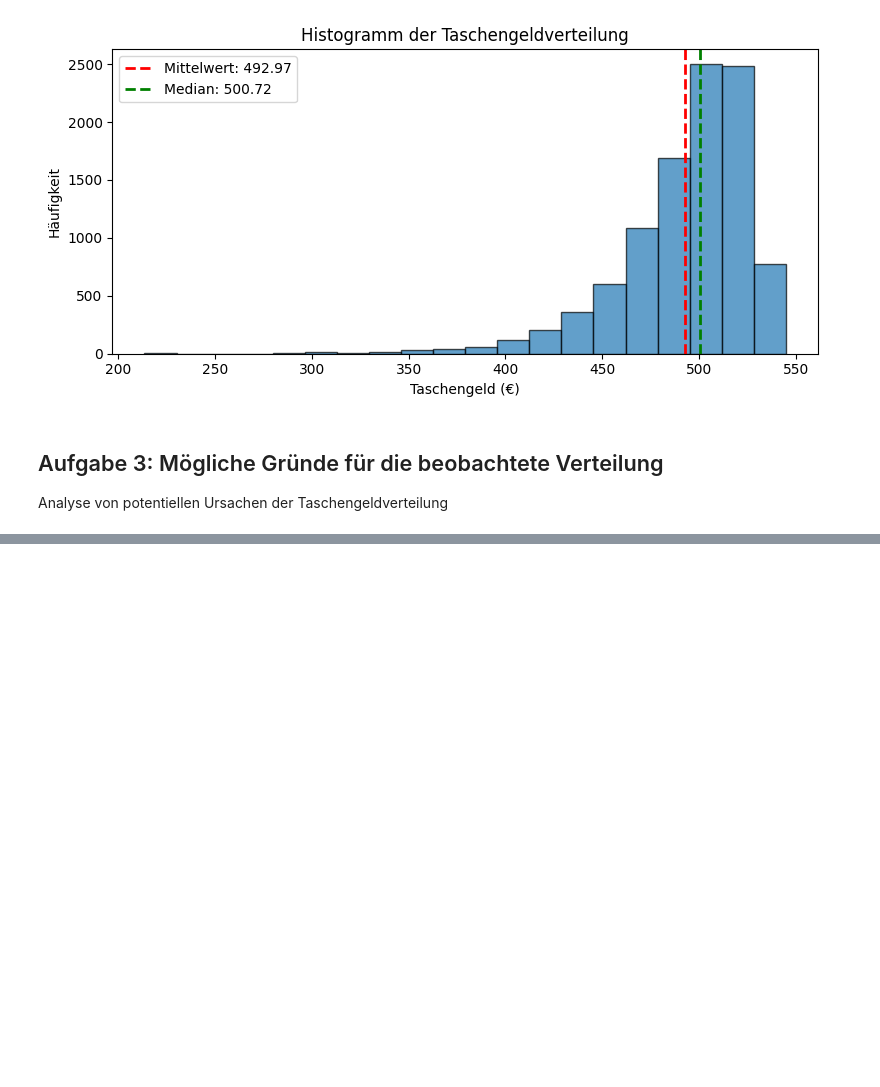
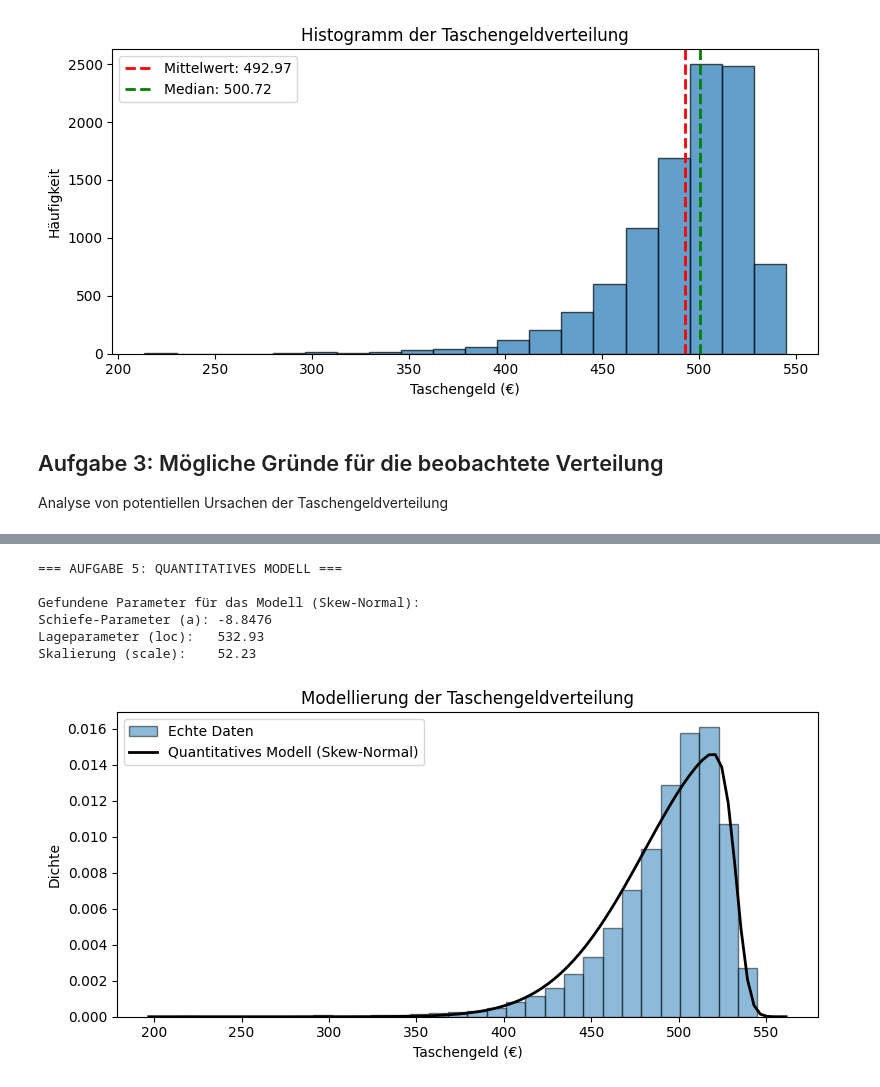
Before and after one commit to steju4/data-science, a Jupyter notebook: aufgabe4.ipynb, the cells around one changed output, grey strips where cells are left out. Drawn from its saved outputs; the diff is of its cells as text; code cells hidden in the pictures; blank space fills up the shorter version.

```diff
--- a/aufgabe4.ipynb
+++ b/aufgabe4.ipynb
@@ -120,0 +162,42 @@ Mögliche Ursachen für die beobachtete Taschengeldverteilung:
+# %%
+print("=== AUFGABE 5: QUANTITATIVES MODELL ===\n")
+
+# Anpassen der Schiefnormalverteilung (Skew-Normal) an die Daten
+# 'fit' liefert die Parameter: Skewness-Faktor (a), Mittelwert (loc) und Standardabweichung (scale)
+ae, loce, scalee = stats.skewnorm.fit(taschengeld.dropna())
+
+print("Gefundene Parameter für das Modell (Skew-Normal):")
+print(f"Schiefe-Parameter (a): {ae:.4f}")
+print(f"Lageparameter (loc):   {loce:.2f}")
+print(f"Skalierung (scale):    {scalee:.2f}\n")
+
+# Visualisierung: Histogramm der Daten + gefittete Modellkurve
+plt.figure(figsize=(8, 4))
+
+# Originaldaten
+plt.hist(taschengeld, bins=30, density=True, edgecolor='black', alpha=0.5, label='Echte Daten')
+
+# X-Werte für die Modellkurve generieren
+xmin, xmax = plt.xlim()
+x = np.linspace(xmin, xmax, 100)
+
+# Y-Werte der Modellkurve berechnen (Probability Density Function)
+p = stats.skewnorm.pdf(x, ae, loce, scalee)
+
+# Modell plotten
+plt.plot(x, p, 'k', linewidth=2, label='Quantitatives Modell (Skew-Normal)')
+
+plt.xlabel('Taschengeld (€)')
+plt.ylabel('Dichte')
+plt.title('Modellierung der Taschengeldverteilung')
+plt.legend()
+plt.tight_layout()
+plt.show()
+# %% [output]
+=== AUFGABE 5: QUANTITATIVES MODELL ===
+
+Gefundene Parameter für das Modell (Skew-Normal):
+Schiefe-Parameter (a): -8.8476
+Lageparameter (loc):   532.93
+Skalierung (scale):    52.23
+[figure, added]
```
Also changed, not shown: parts of 7 cells of this notebook.
